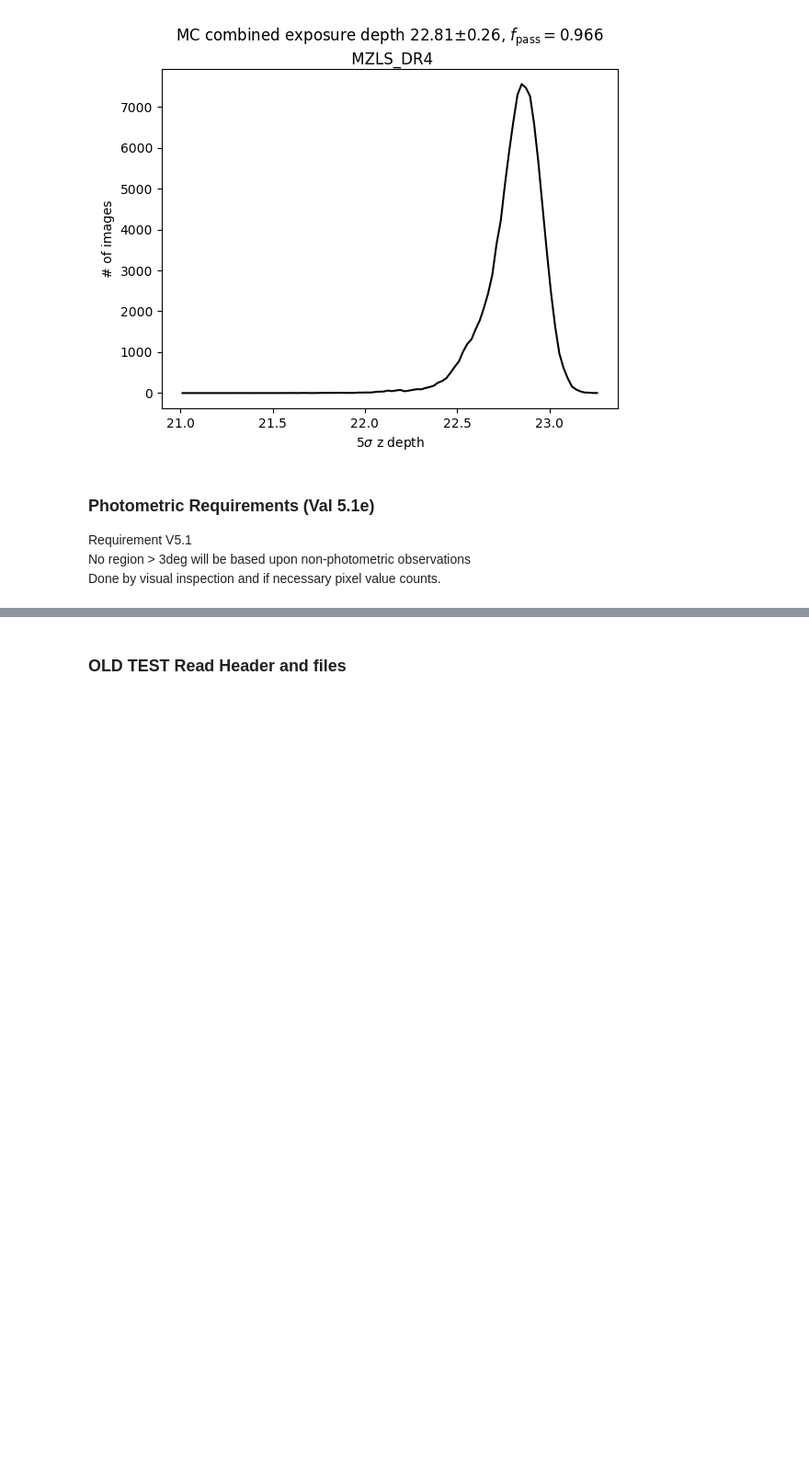
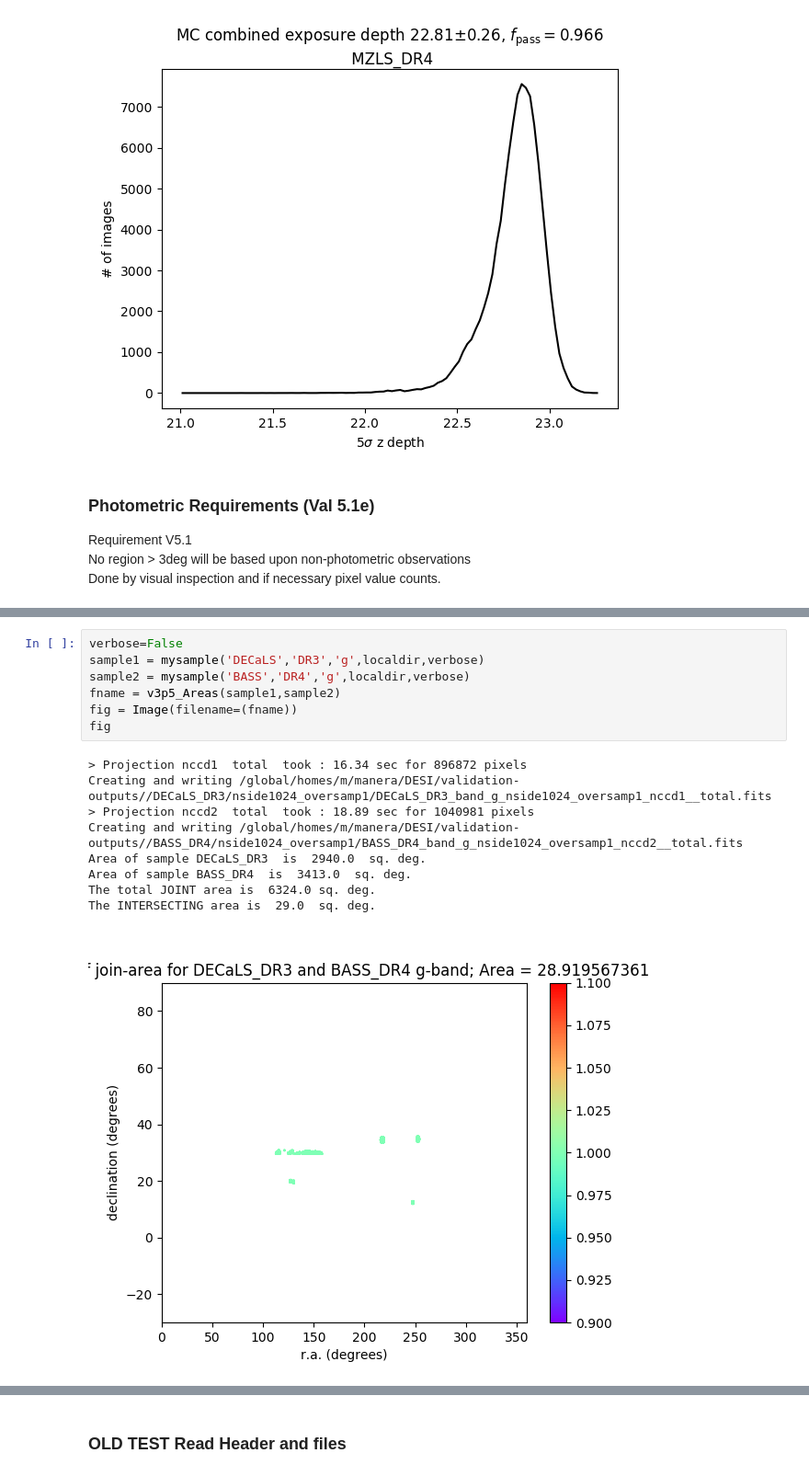
Before and after one commit to legacysurvey/legacypipe, a Jupyter notebook: validationtests/desi_image_validation_users.ipynb, the cells around one changed output, grey strips where cells are left out. Shown: that part at 92% size. Cells and saved outputs as stored; diff of their text form; blank space fills up the shorter version.

Commit message:
Add j v5.3 join areas requirement

```diff
--- a/validationtests/desi_image_validation_users.ipynb
+++ b/validationtests/desi_image_validation_users.ipynb
@@ -231,0 +239,17 @@ nside of udgraded pixels is :  64
+# %%
+verbose=False
+sample1 = mysample('DECaLS','DR3','g',localdir,verbose)
+sample2 = mysample('BASS','DR4','g',localdir,verbose)
+fname = v3p5_Areas(sample1,sample2)
+fig = Image(filename=(fname))
+fig
+# %% [output]
+> Projection nccd1  total  took : 16.34 sec for 896872 pixels
+Creating and writing /global/homes/m/manera/DESI/validation-outputs//DECaLS_DR3/nside1024_oversamp1/DECaLS_DR3_band_g_nside1024_oversamp1_nccd1__total.fits
+> Projection nccd2  total  took : 18.89 sec for 1040981 pixels
+Creating and writing /global/homes/m/manera/DESI/validation-outputs//BASS_DR4/nside1024_oversamp1/BASS_DR4_band_g_nside1024_oversamp1_nccd2__total.fits
+Area of sample DECaLS_DR3  is  2940.0  sq. deg.
+Area of sample BASS_DR4  is  3413.0  sq. deg.
+The total JOINT area is  6324.0 sq. deg.
+The INTERSECTING area is  29.0  sq. deg.
+[figure, added]
```
Also changed, not shown: parts of 6 cells of this notebook, 1 other file.
